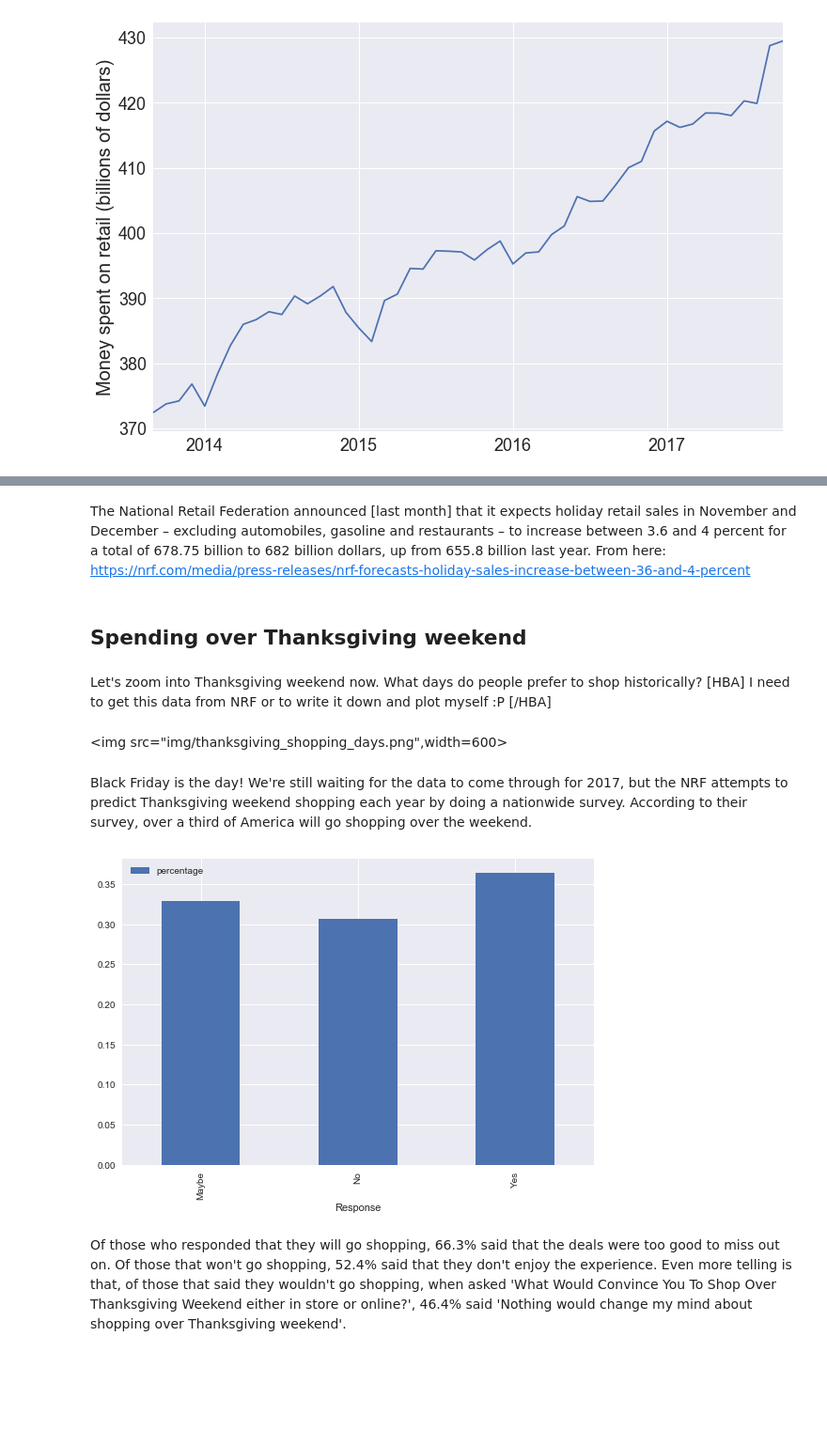
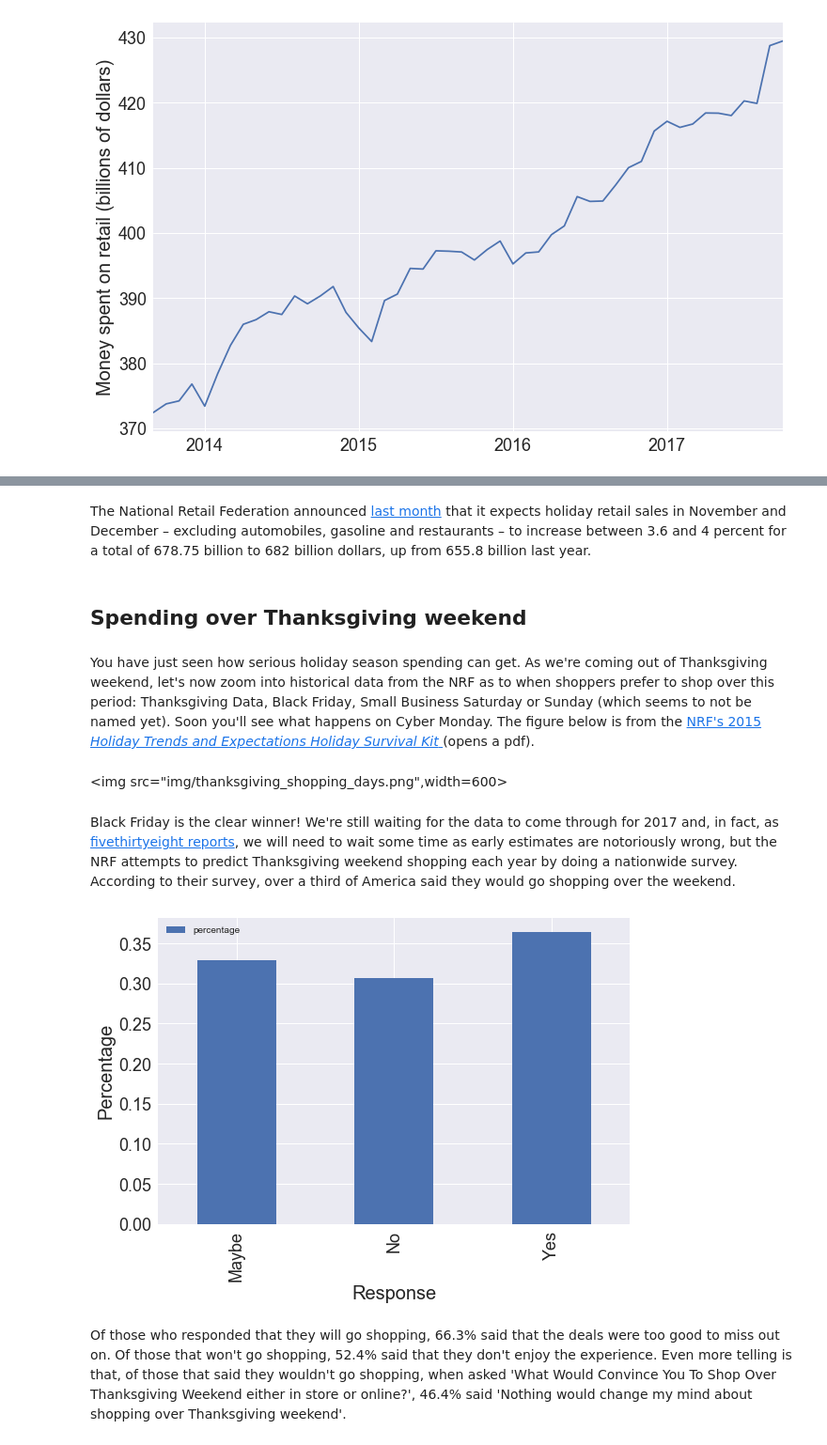
Before and after one commit to datacamp/datacamp-thanksgiving-spending, a Jupyter notebook: thanksgiving_week_spending.ipynb, the cells around one changed output, grey strips where cells are left out. Shown: that part at 94% size. Cells and saved outputs as stored; diff of their text form; code cells hidden in the pictures; blank space fills up the shorter version.

```diff
--- a/thanksgiving_week_spending.ipynb
+++ b/thanksgiving_week_spending.ipynb
@@ -56,18 +56,20 @@ holiday_2016['TOTAL'].sum()*0.03
 # %% [markdown]
-The National Retail Federation announced [last month] that it expects holiday retail sales in November and December – excluding automobiles, gasoline and restaurants – to increase between 3.6 and 4 percent for a total of 678.75 billion to 682 billion dollars, up from 655.8 billion last year. From here: https://nrf.com/media/press-releases/nrf-forecasts-holiday-sales-increase-between-36-and-4-percent
+The National Retail Federation announced [last month](https://nrf.com/media/press-releases/nrf-forecasts-holiday-sales-increase-between-36-and-4-percent) that it expects holiday retail sales in November and December – excluding automobiles, gasoline and restaurants – to increase between 3.6 and 4 percent for a total of 678.75 billion to 682 billion dollars, up from 655.8 billion last year.
 # %% [markdown]
 ## Spending over Thanksgiving weekend
-# %% [markdown]
-Let's zoom into Thanksgiving weekend now. What days do people prefer to shop historically? [HBA] I need to get this data from NRF or to write it down and plot myself :P [/HBA]
+# %% [markdown]
+You have just seen how serious holiday season spending can get.  As we're coming out of Thanksgiving weekend, let's now zoom into historical data from the NRF as to when shoppers prefer to shop over this period: Thanksgiving Data, Black Friday, Small Business Saturday or Sunday (which seems to not be named yet). Soon you'll see what happens on Cyber Monday. The figure below is from the [NRF's 2015 _Holiday Trends and Expectations Holiday Survival Kit_ ](https://nrf.com/sites/default/files/2015%20NRF%20HSK_102015_Final.pdf) (opens a pdf).
 # %% [markdown]
 <img src="img/thanksgiving_shopping_days.png",width=600>
 # %% [markdown]
-Black Friday is the day! We're still waiting for the data to come through for 2017, but the NRF attempts to predict Thanksgiving weekend shopping each year by doing a nationwide survey. According to their survey, over a third of America will go shopping over the weekend.
+Black Friday is the clear winner! We're still waiting for the data to come through for 2017 and, in fact, as [fivethirtyeight reports](https://fivethirtyeight.com/features/black-friday-sales-numbers-are-useless-and-wrong/?ex_cid=story-twitter), we will need to wait some time as early estimates are notoriously wrong, but the NRF attempts to predict Thanksgiving weekend shopping each year by doing a nationwide survey. According to their survey, over a third of America said they would go shopping over the weekend.
 # %%
 plan1 = pd.read_csv('data/plan_2017_1.csv').iloc[:3]
-plan1.groupby(['Response']).sum().plot.bar(figsize=(9,6));
+plan1.groupby(['Response']).sum().plot.bar(figsize=(9,6), fontsize=18);
+plt.ylabel('Percentage', size=20);
+plt.xlabel('Response', size=20);
 # %% [output]
-[figure, old version]
+[figure, new version]
 # %% [markdown]
 Of those who responded that they will go shopping, 66.3% said that the deals were too good to miss out on. Of those that won't go shopping, 52.4% said that they don't enjoy the experience. Even more telling is that, of those that said they wouldn't go shopping, when asked 'What Would Convince You To Shop Over Thanksgiving Weekend either in store or online?', 46.4% said 'Nothing would change my mind about shopping over Thanksgiving weekend'.
 # %% [markdown]
```
Also changed, not shown: parts of 33 cells of this notebook.
